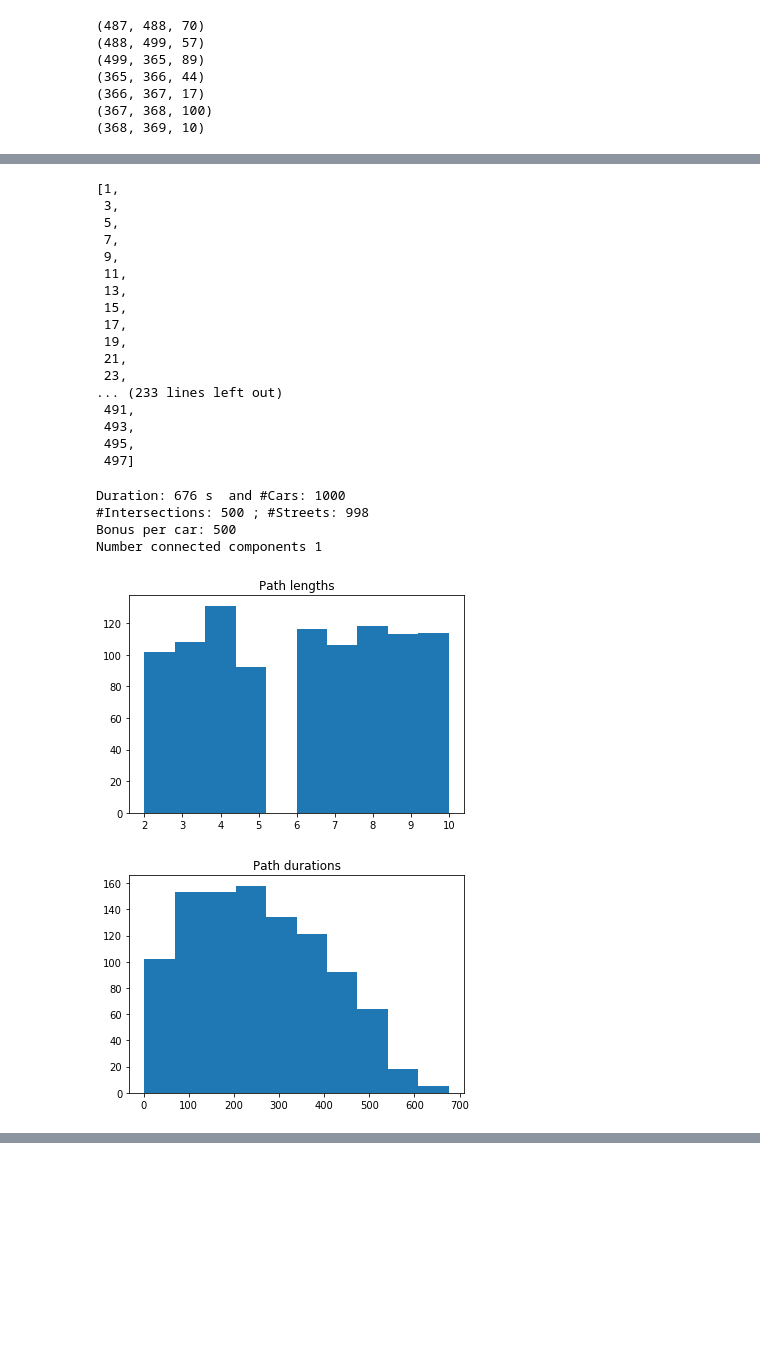
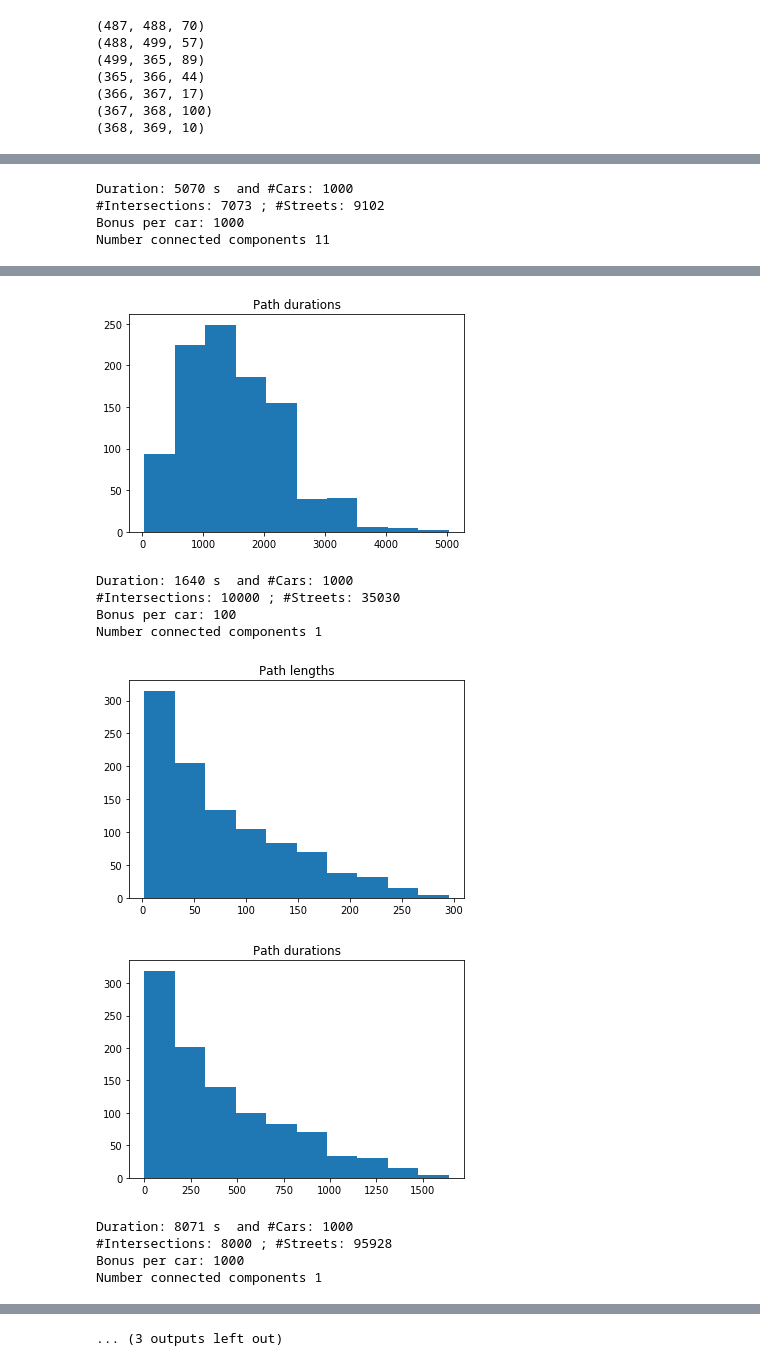
Before and after one commit to ANazaret/hashcode-2021, a Jupyter notebook: data-visualization.ipynb, the cells around one changed output, grey strips where cells are left out. Cells and saved outputs as stored; diff of their text form; code cells hidden in the pictures; blank space fills up the shorter version.

```diff
--- a/data-visualization.ipynb
+++ b/data-visualization.ipynb
@@ -193,30 +324,10 @@ list(data_b.graph.predecessors(499))
-# %%
-list(data_b.graph.successors(499))
-# %% [output]
-[1,
- 3,
- 5,
- 7,
- 9,
- 11,
- 13,
- 15,
- 17,
- 19,
- 21,
- 23,
-... (233 lines left out)
- 491,
- 493,
- 495,
- 497]
-# %%
-data_e = Dataset.from_file('data/e.txt')
-data_e.summary_instance()
-# %% [output]
-Duration: 676 s  and #Cars: 1000
-#Intersections: 500 ; #Streets: 998
-Bonus per car: 500
-Number connected components 1
-[figure, removed]
-[figure, removed]
+# %%
+for d in ['data/b.txt','data/c.txt','data/d.txt','data/e.txt','data/f.txt',]:
+    e = Dataset.from_file(d)
+    e.summary_instance()
+    e.save_graph()
+# %% [output]
+Duration: 5070 s  and #Cars: 1000
+#Intersections: 7073 ; #Streets: 9102
+Bonus per car: 1000
+Number connected components 11
@@ -222,0 +335,11 @@ Number connected components 1
+[figure, added]
+Duration: 1640 s  and #Cars: 1000
+#Intersections: 10000 ; #Streets: 35030
+Bonus per car: 100
+Number connected components 1
+[figure, added]
+[figure, added]
+Duration: 8071 s  and #Cars: 1000
+#Intersections: 8000 ; #Streets: 95928
+Bonus per car: 1000
+Number connected components 1
@@ -222,0 +354 @@ Number connected components 1
+... (3 outputs left out)
```
Also changed, not shown: parts of 27 cells of this notebook, 7 other files.
